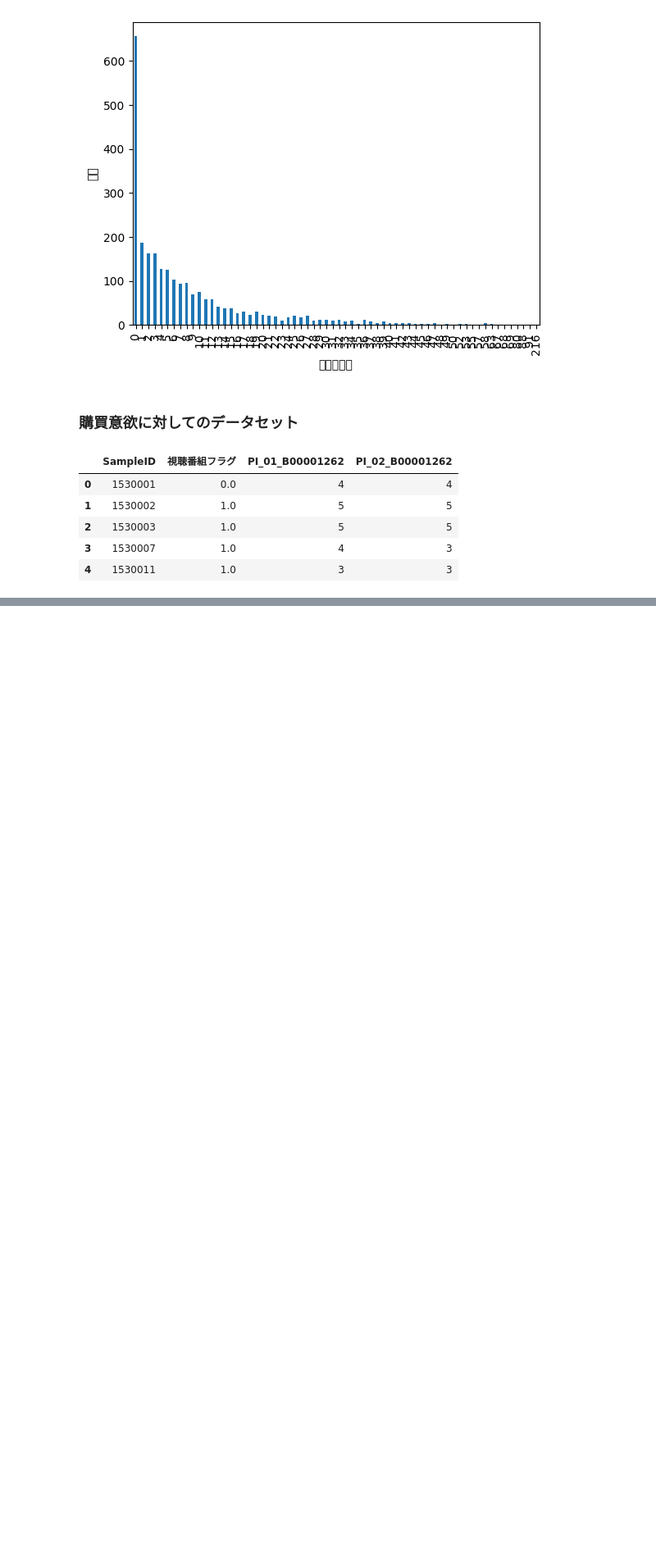
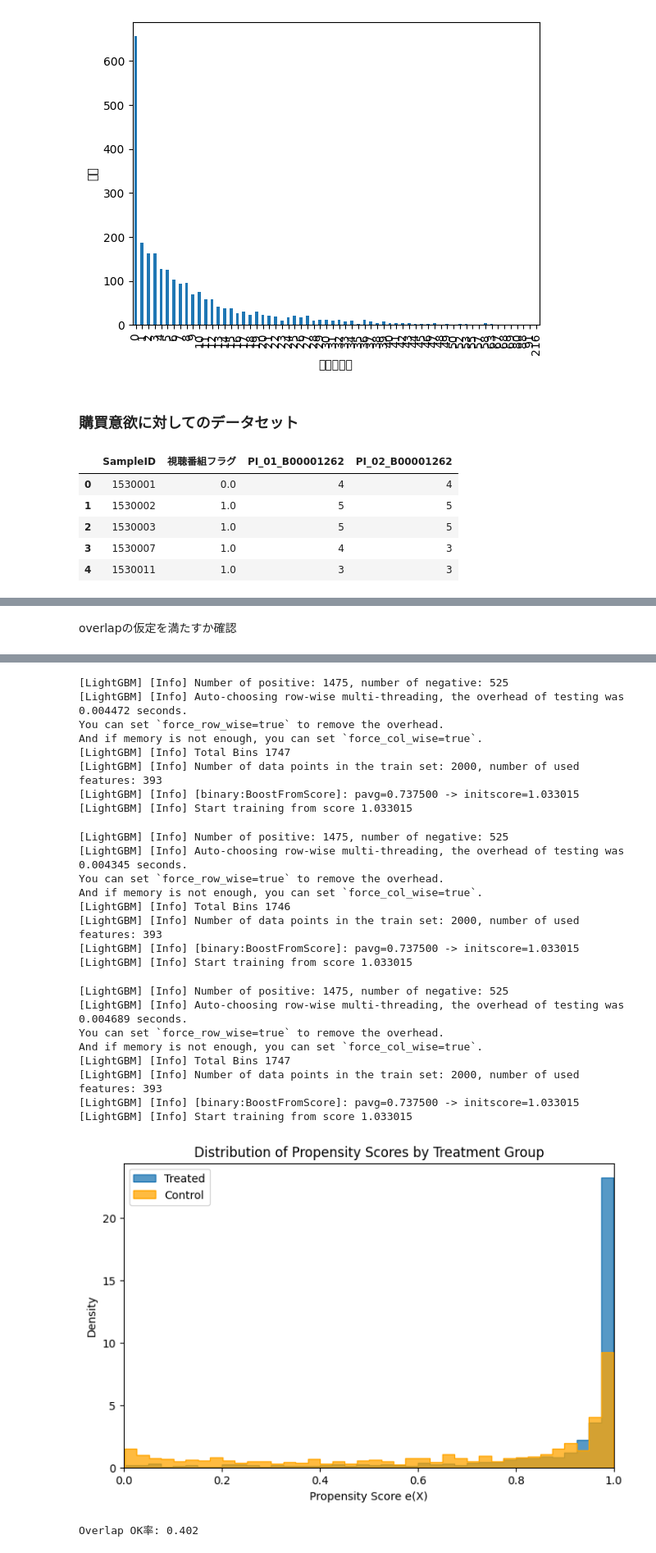
Before and after one commit to ykenta1030/econ-thesis, a Jupyter notebook: econ.ipynb, the cells around one changed output, grey strips where cells are left out. Shown at 82% size. Saved outputs shown, nothing was run; the diff lists cells and outputs as text; code cells hidden in the pictures; blank space fills up the shorter version.

Commit message:
overlap prblem1

```diff
--- a/econ.ipynb
+++ b/econ.ipynb
@@ -659,0 +612,42 @@ print(df_cat)
+# %% [markdown]
+overlapの仮定を満たすか確認
+# %%
+from lightgbm import LGBMClassifier
+import seaborn as sns
+
+# === 1. データの準備 ===
+D = tv_watch_selected["視聴番組フラグ"].values   # 処置変数
+X = cov6.values                                  # 共変量
+
+# === 2. 傾向スコアの推定 ===
+
+skf = StratifiedKFold(n_splits=5, shuffle=True, random_state=42)
+e_hat = np.zeros(len(D))
+
+for tr, va in skf.split(X, D):
+    ps_model = LGBMClassifier(
+        n_estimators=500, learning_rate=0.05,
+        subsample=0.8, colsample_bytree=0.8,
+        random_state=42
+    )
+    ps_model.fit(X[tr], D[tr])
+    e_hat[va] = ps_model.predict_proba(X[va])[:, 1]  # 処置を受ける確率 P(D=1|X)
+    e_hat = np.clip(e_hat, 1e-3, 1-1e-3)
+
+# === 3. 分布の可視化 ===
+plt.figure(figsize=(8,5))
+sns.histplot(e_hat[D==1], bins=40, stat="density", element="step", label="Treated")
+sns.histplot(e_hat[D==0], bins=40, stat="density", element="step", label="Control", color="orange")
+plt.xlim(0,1)
+plt.xlabel("Propensity Score e(X)")
+plt.ylabel("Density")
+plt.title("Distribution of Propensity Scores by Treatment Group")
+plt.legend()
+plt.show()
+
+
+# === 4. overlap診断の数値化 ===
+# e(X) が [0.05, 0.95] に入っている割合を計算
+overlap_ok = ((e_hat > 0.05) & (e_hat < 0.95)).mean()
+print(f"Overlap OK率: {overlap_ok:.3f}")
+# %% [output]
@@ -659,0 +670,26 @@ print(df_cat)
+[LightGBM] [Info] Number of positive: 1475, number of negative: 525
+[LightGBM] [Info] Auto-choosing row-wise multi-threading, the overhead of testing was 0.004472 seconds.
+You can set `force_row_wise=true` to remove the overhead.
+And if memory is not enough, you can set `force_col_wise=true`.
+[LightGBM] [Info] Total Bins 1747
+[LightGBM] [Info] Number of data points in the train set: 2000, number of used features: 393
+[LightGBM] [Info] [binary:BoostFromScore]: pavg=0.737500 -> initscore=1.033015
+[LightGBM] [Info] Start training from score 1.033015
+[LightGBM] [Info] Number of positive: 1475, number of negative: 525
+[LightGBM] [Info] Auto-choosing row-wise multi-threading, the overhead of testing was 0.004345 seconds.
+You can set `force_row_wise=true` to remove the overhead.
+And if memory is not enough, you can set `force_col_wise=true`.
+[LightGBM] [Info] Total Bins 1746
+[LightGBM] [Info] Number of data points in the train set: 2000, number of used features: 393
+[LightGBM] [Info] [binary:BoostFromScore]: pavg=0.737500 -> initscore=1.033015
+[LightGBM] [Info] Start training from score 1.033015
+[LightGBM] [Info] Number of positive: 1475, number of negative: 525
+[LightGBM] [Info] Auto-choosing row-wise multi-threading, the overhead of testing was 0.004689 seconds.
+You can set `force_row_wise=true` to remove the overhead.
+And if memory is not enough, you can set `force_col_wise=true`.
+[LightGBM] [Info] Total Bins 1747
+[LightGBM] [Info] Number of data points in the train set: 2000, number of used features: 393
+[LightGBM] [Info] [binary:BoostFromScore]: pavg=0.737500 -> initscore=1.033015
+[LightGBM] [Info] Start training from score 1.033015
+[figure, added]
+Overlap OK率: 0.402
```
Also changed, not shown: parts of 21 cells of this notebook.
